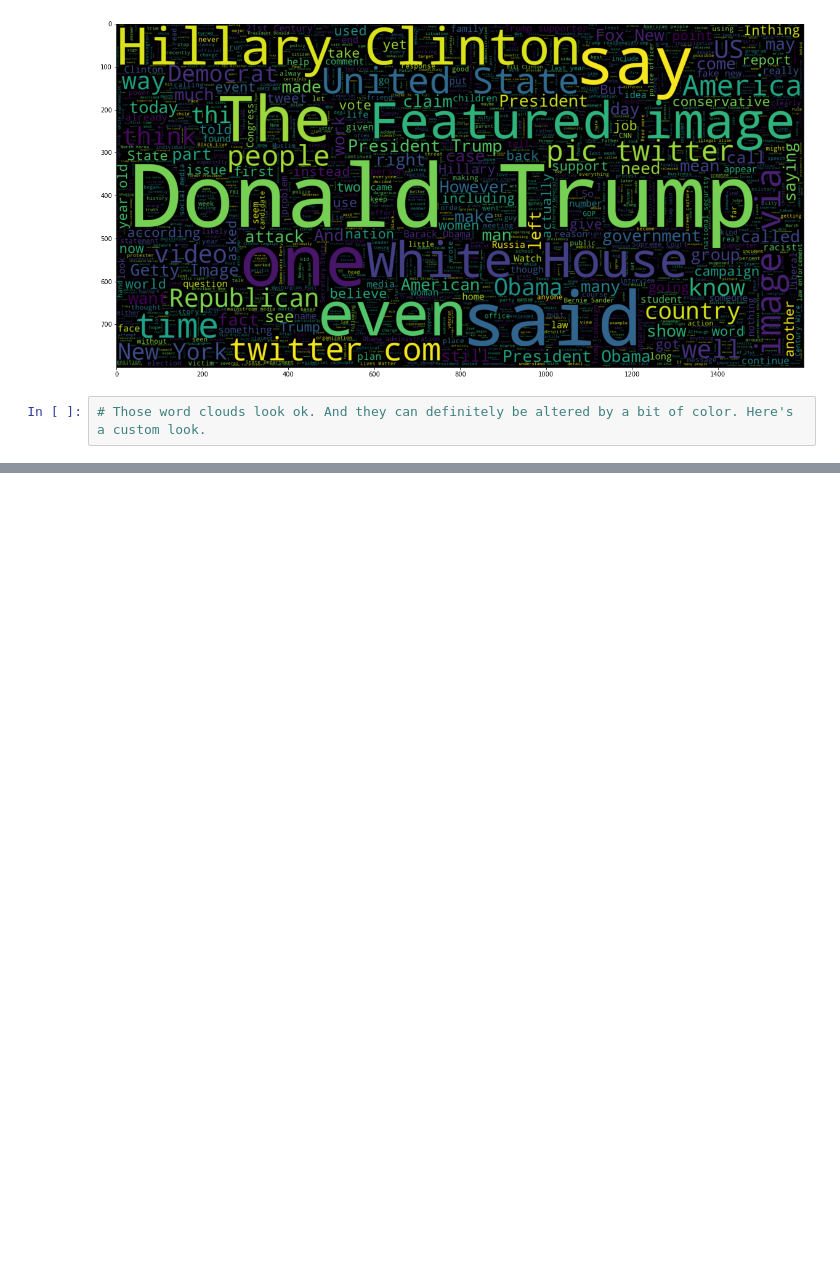
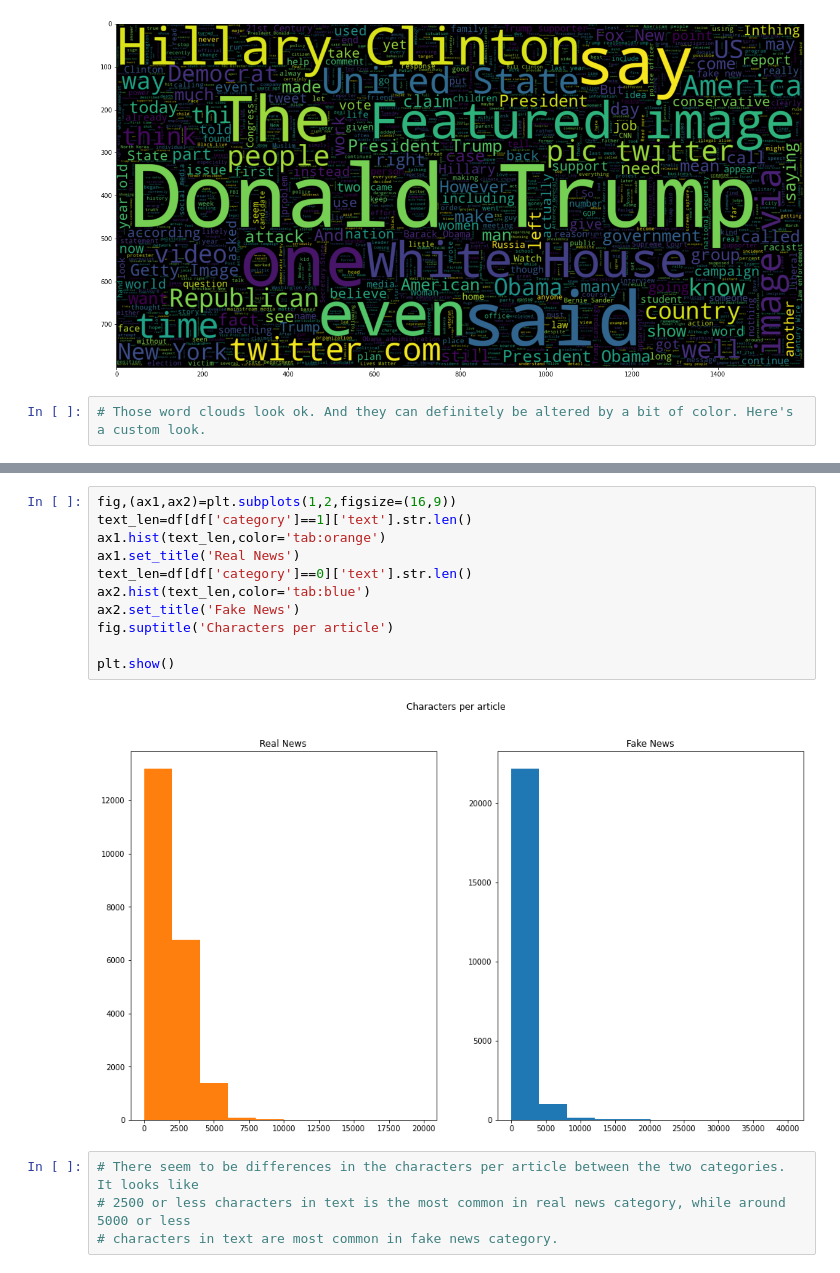
Before and after one commit to chasethompson/fake-news-nlp, a Jupyter notebook: Untitled.ipynb, the cells around one changed output, grey strips where cells are left out. Saved outputs shown, nothing was run; the diff lists cells and outputs as text; blank space fills up the shorter version.

```diff
--- a/Untitled.ipynb
+++ b/Untitled.ipynb
@@ -354,0 +362,17 @@ fig1.savefig("fake_news_nlp_word_cloud.png", bbox_inches='tight', dpi=600)
+# %%
+fig,(ax1,ax2)=plt.subplots(1,2,figsize=(16,9))
+text_len=df[df['category']==1]['text'].str.len()
+ax1.hist(text_len,color='tab:orange')
+ax1.set_title('Real News')
+text_len=df[df['category']==0]['text'].str.len()
+ax2.hist(text_len,color='tab:blue')
+ax2.set_title('Fake News')
+fig.suptitle('Characters per article')
+
+plt.show()
+# %% [output]
+[figure, added]
+# %%
+# There seem to be differences in the characters per article between the two categories. It looks like
+# 2500 or less characters in text is the most common in real news category, while around 5000 or less
+# characters in text are most common in fake news category.
```
Also changed, not shown: parts of 9 cells of this notebook.
